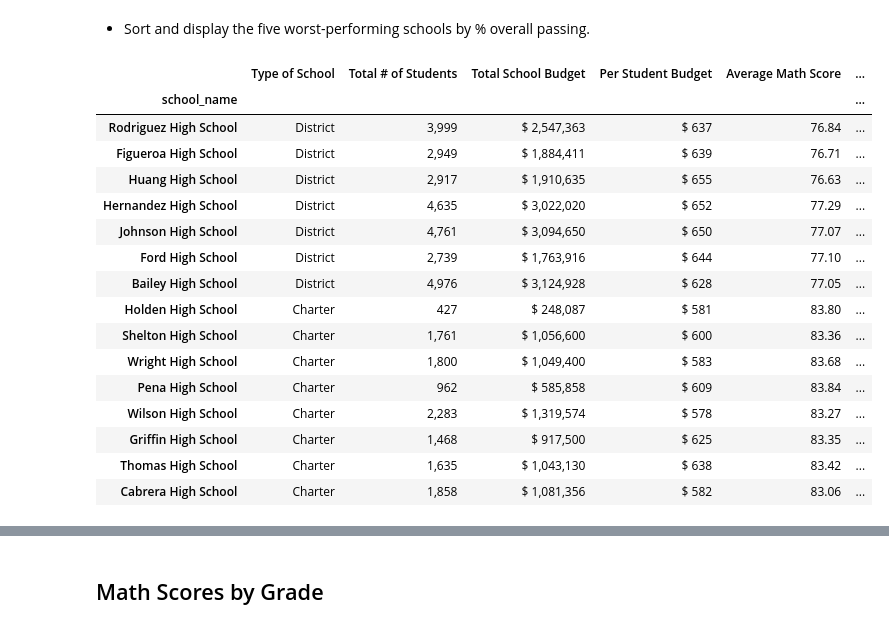
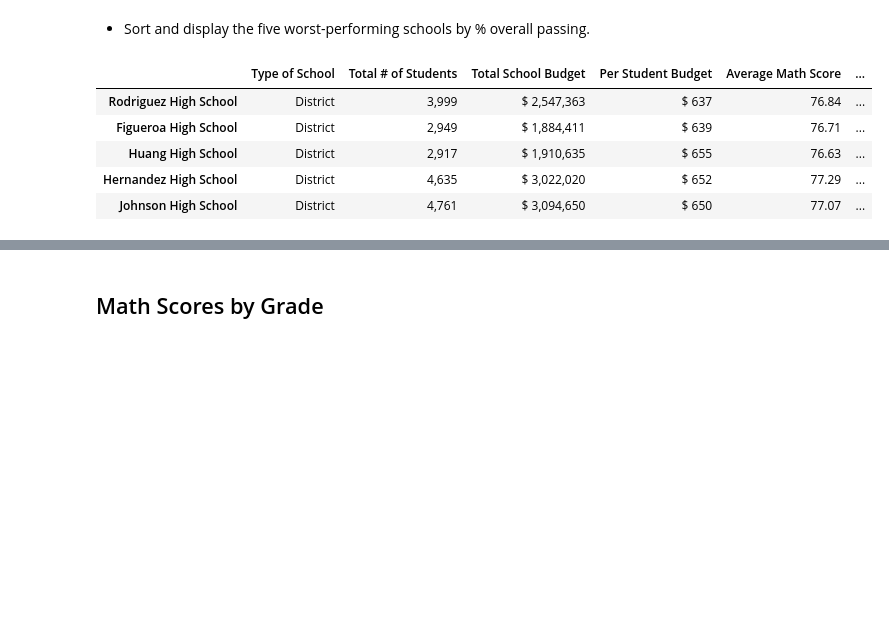
Before and after one commit to DownOnTheFarm/PyCitySchools, a Jupyter notebook: Instructions/PyCitySchools/PyCitySchools_starter.ipynb, the cells around one changed output, grey strips where cells are left out. Drawn from its saved outputs; the diff is of its cells as text; code cells hidden in the pictures; blank space fills up the shorter version.

```diff
--- a/Instructions/PyCitySchools/PyCitySchools_starter.ipynb
+++ b/Instructions/PyCitySchools/PyCitySchools_starter.ipynb
@@ -5,6 +5,7 @@
 # Dependencies and Setup
 import pandas as pd
 import numpy as np
+
 # File to Load (Remember to Change These)
 schoolData = "Resources/schools_complete.csv"
 studentData = "Resources/students_complete.csv"
@@ -14,6 +15,6 @@ schoolData_df = pd.read_csv(schoolData)
 studentData_df = pd.read_csv(studentData)
 
 # Combine the data into a single dataset.
-fullData_df = pd.merge(studentData_df, schoolData_df, how="left", on=["school_name", "school_name"])
+schoolData_df.rename(columns = {'student_name': 'school_name'}, inplace = True)
 
-fullData_df.head()
+fullData_df = studentData_df.merge(schoolData_df, how = 'left', on = 'school_name')
@@ -132,28 +123,31 @@ districtSummary
 schoolGrouped = fullData_df.set_index('school_name').groupby(['school_name'])
 
 # School Type
-schoolType = schoolGrouped['type'].first()
+schoolType = schoolData_df.set_index('school_name')['type']
 
 # Total Students per School
-studentTotal_school = schoolGrouped.size()
+studentTotal_school = schoolGrouped['Student ID'].count()
 
 # Budget per School
-schoolBudget = schoolGrouped['budget'].first()
+schoolBudget = schoolData_df.set_index('school_name')['budget']
 
 # Budget per Student
-studentBudget = schoolBudget/studentTotal_school
+studentBudget = schoolData_df.set_index('school_name')['budget']/schoolData_df.set_index('school_name')['size']
+
 
 # Calculate Avergae Math Score per School
 mathAvg_school = schoolGrouped['math_score'].mean()
 
+# Calculate Percentage of Students Passing, Math per School (70+)
+passingMath_school = fullData_df[fullData_df['math_score']>=70].groupby('school_name')['student_name'].count()/studentTotal_school
+
+
 # Calculate Avergae Reading Score per School
 readingAvg_school = schoolGrouped['reading_score'].mean()
 
-# Calculate Percentage of Students Passing, Math per School (70+)
-passingMath_school = fullData_df[fullData_df['math_score']>=70].groupby('school_name')['student_name'].count()/studentTotal_school
-
 # Calculate Percentage of Students Passing, Reading per School (70+)
 passingReading_school = fullData_df[fullData_df['reading_score']>=70].groupby('school_name')['student_name'].count()/studentTotal_school
+
 
 # Calculate Overall Percentage of Students Passing per School (70+)
 passingOverall_school = fullData_df[(fullData_df['math_score'] >= 70) & (fullData_df['reading_score'] >= 70)].groupby('school_name')['student_name'].count()/studentTotal_school
@@ -177,8 +171,8 @@ schoolSummary.style.format({'Total # of Students': '{:,}',
                           "Per Student Budget": "${:20,.0f}",
                           'Average Math Score': "{:.2f}",
                           'Average Reading Score': "{:.2f}",
-                          "Math Passing Rate": "{:.1%}",
-                          "Reading Passing Rate": "{:.1%}",
+                          "Math Passing Rate": "{:.2%}",
+                          "Reading Passing Rate": "{:.2%}",
                           "Overall Passing Rate": "{:.2%}"})
 # %% [output]
 |  | Type of School | Total # of Students | Total School Budget | Per Student Budget | Average Math Score | ... |
@@ -247,31 +218,20 @@ topSchools.head(6)
 # %% [markdown]
 * Sort and display the five worst-performing schools by % overall passing.
 # %%
-bottomSchools = schoolSummary.sort_values(by = "Overall Passing Rate", ascending = True)
+bottomSchools = schoolSummary.sort_values("Overall Passing Rate", ascending = True)
 
-bottomSchools.style.format({'Total # of Students': '{:,}',
-                          "Total School Budget": "${:20,.0f}",
-                          "Per Student Budget": "${:20,.0f}",
-                          'Average Math Score': "{:.2f}",
-                          'Average Reading Score': "{:.2f}",
-                          "Math Passing Rate": "{:.1%}",
-                          "Reading Passing Rate": "{:.1%}",
-                          "Overall Passing Rate": "{:.2%}"})
+bottomSchools.head().style.format({'Total # of Students': '{:,}',
+                          'Total School Budget': '${:20,.0f}',
+                          'Per Student Budget': '${:20,.0f}',
+                          'Average Math Score': '{:.2f}',
+                          'Average Reading Score': '{:.2f}',
+                          'Math Passing Rate': '{:.2%}',
+                          'Reading Passing Rate': '{:.2%}',
+                          'Overall Passing Rate': '{:.2%}'})
 # %% [output]
 |  | Type of School | Total # of Students | Total School Budget | Per Student Budget | Average Math Score | ... |
-| school_name |  |  |  |  |  | ... |
 | Rodriguez High School | District | 3,999 | $ 2,547,363 | $ 637 | 76.84 | ... |
 | Figueroa High School | District | 2,949 | $ 1,884,411 | $ 639 | 76.71 | ... |
 | Huang High School | District | 2,917 | $ 1,910,635 | $ 655 | 76.63 | ... |
 | Hernandez High School | District | 4,635 | $ 3,022,020 | $ 652 | 77.29 | ... |
 | Johnson High School | District | 4,761 | $ 3,094,650 | $ 650 | 77.07 | ... |
-| Ford High School | District | 2,739 | $ 1,763,916 | $ 644 | 77.10 | ... |
-| Bailey High School | District | 4,976 | $ 3,124,928 | $ 628 | 77.05 | ... |
-| Holden High School | Charter | 427 | $ 248,087 | $ 581 | 83.80 | ... |
-| Shelton High School | Charter | 1,761 | $ 1,056,600 | $ 600 | 83.36 | ... |
-| Wright High School | Charter | 1,800 | $ 1,049,400 | $ 583 | 83.68 | ... |
-| Pena High School | Charter | 962 | $ 585,858 | $ 609 | 83.84 | ... |
-| Wilson High School | Charter | 2,283 | $ 1,319,574 | $ 578 | 83.27 | ... |
-| Griffin High School | Charter | 1,468 | $ 917,500 | $ 625 | 83.35 | ... |
-| Thomas High School | Charter | 1,635 | $ 1,043,130 | $ 638 | 83.42 | ... |
-| Cabrera High School | Charter | 1,858 | $ 1,081,356 | $ 582 | 83.06 | ... |
```
Also changed, not shown: parts of 16 cells of this notebook, 1 other file.
